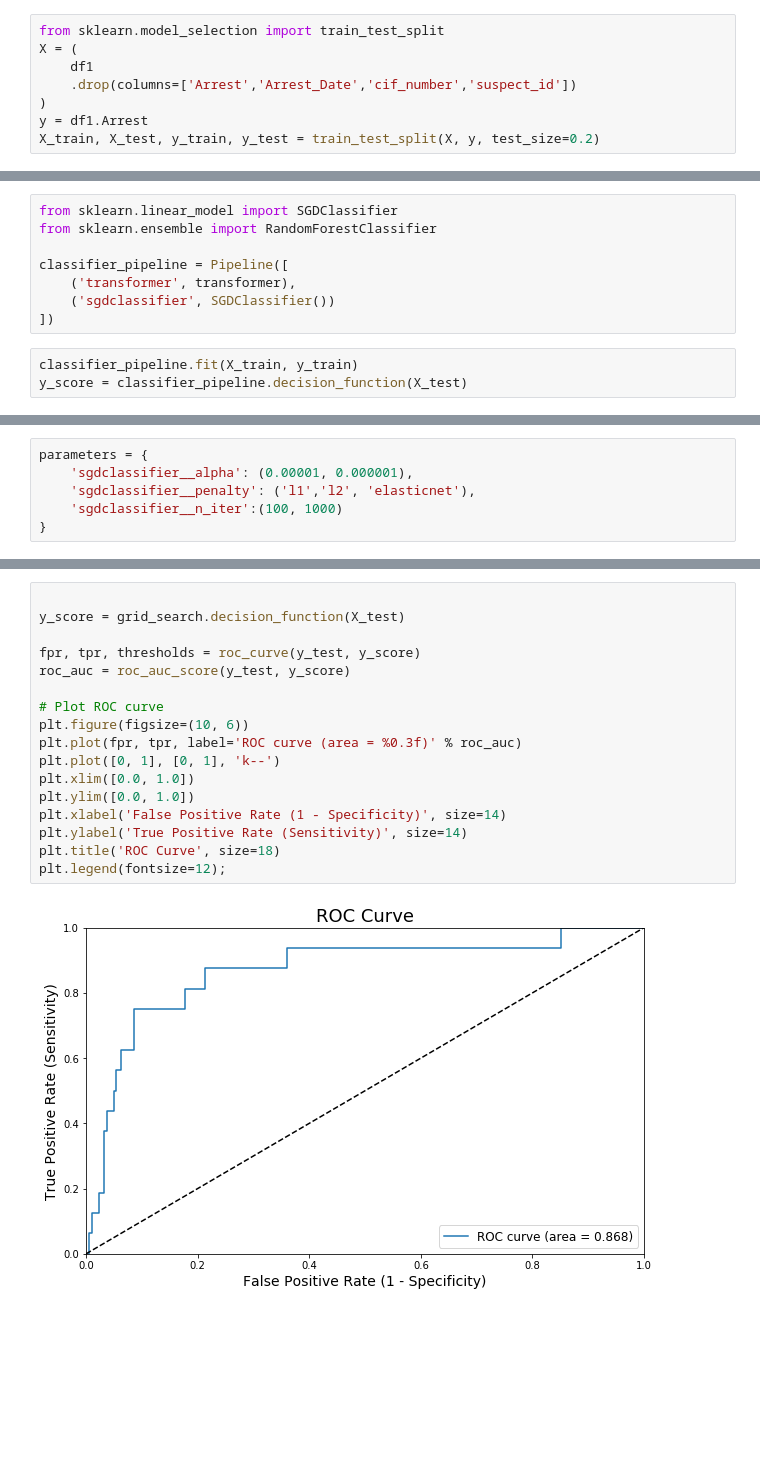
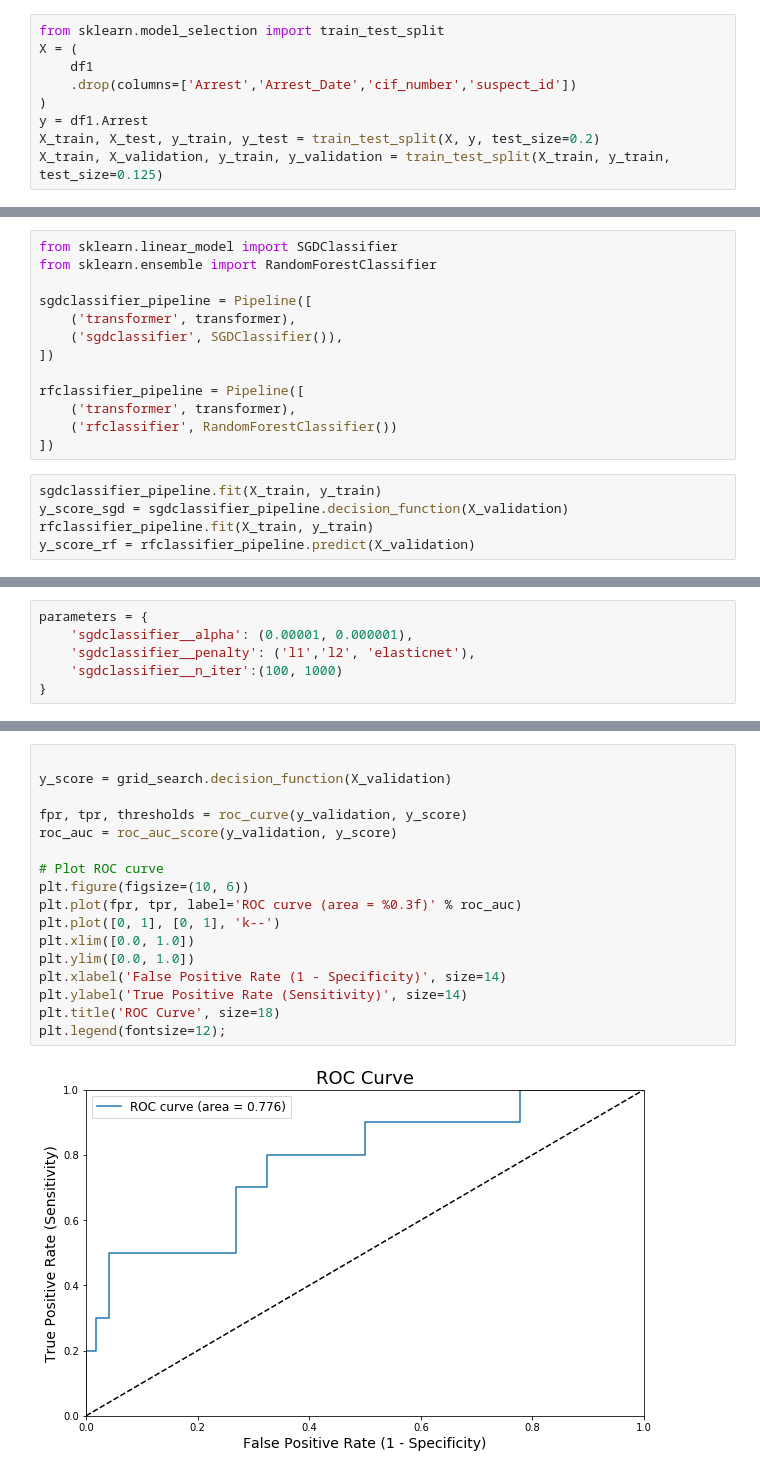
Before and after one commit to jahudlow/Data_Fellowship_Project, a Jupyter notebook: CD.ipynb, the cells around one changed output, grey strips where cells are left out. Cells and saved outputs as stored; diff of their text form; blank space fills up the shorter version.

```diff
--- a/CD.ipynb
+++ b/CD.ipynb
@@ -136,6 +173,7 @@ X = (
 )
 y = df1.Arrest
 X_train, X_test, y_train, y_test = train_test_split(X, y, test_size=0.2)
+X_train, X_validation, y_train, y_validation = train_test_split(X_train, y_train, test_size=0.125)
 # %%
 from sklearn.base import BaseEstimator, TransformerMixin
 
@@ -167,13 +205,20 @@ transformer = Pipeline([
 from sklearn.linear_model import SGDClassifier
 from sklearn.ensemble import RandomForestClassifier
 
-classifier_pipeline = Pipeline([
+sgdclassifier_pipeline = Pipeline([
     ('transformer', transformer),
-    ('sgdclassifier', SGDClassifier())
+    ('sgdclassifier', SGDClassifier()),
 ])
+
+rfclassifier_pipeline = Pipeline([
+    ('transformer', transformer),
+    ('rfclassifier', RandomForestClassifier())
+])
-# %%
-classifier_pipeline.fit(X_train, y_train)
-y_score = classifier_pipeline.decision_function(X_test)
+# %%
+sgdclassifier_pipeline.fit(X_train, y_train)
+y_score_sgd = sgdclassifier_pipeline.decision_function(X_validation)
+rfclassifier_pipeline.fit(X_train, y_train)
+y_score_rf = rfclassifier_pipeline.predict(X_validation)
 # %%
 from sklearn.metrics import roc_curve, roc_auc_score
 from sklearn.metrics import auc
@@ -240,19 +304,19 @@ Best parameters set:
 # %%
 
-y_score = grid_search.decision_function(X_test)
+y_score = grid_search.decision_function(X_validation)
 
-fpr, tpr, thresholds = roc_curve(y_test, y_score)
-roc_auc = roc_auc_score(y_test, y_score)
+fpr, tpr, thresholds = roc_curve(y_validation, y_score)
+roc_auc = roc_auc_score(y_validation, y_score)
 
 # Plot ROC curve
 plt.figure(figsize=(10, 6))
 plt.plot(fpr, tpr, label='ROC curve (area = %0.3f)' % roc_auc)
 plt.plot([0, 1], [0, 1], 'k--')
 plt.xlim([0.0, 1.0])
 plt.ylim([0.0, 1.0])
 plt.xlabel('False Positive Rate (1 - Specificity)', size=14)
 plt.ylabel('True Positive Rate (Sensitivity)', size=14)
 plt.title('ROC Curve', size=18)
 plt.legend(fontsize=12);
 # %% [output]
-[figure, old version]
+[figure, new version]
```
Also changed, not shown: parts of 8 cells of this notebook.
